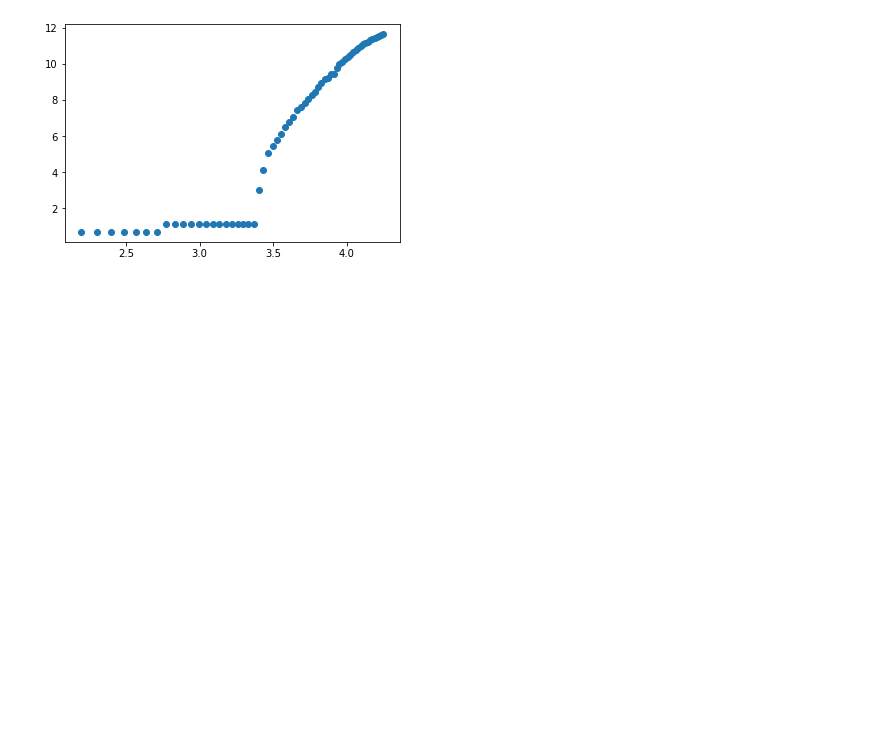
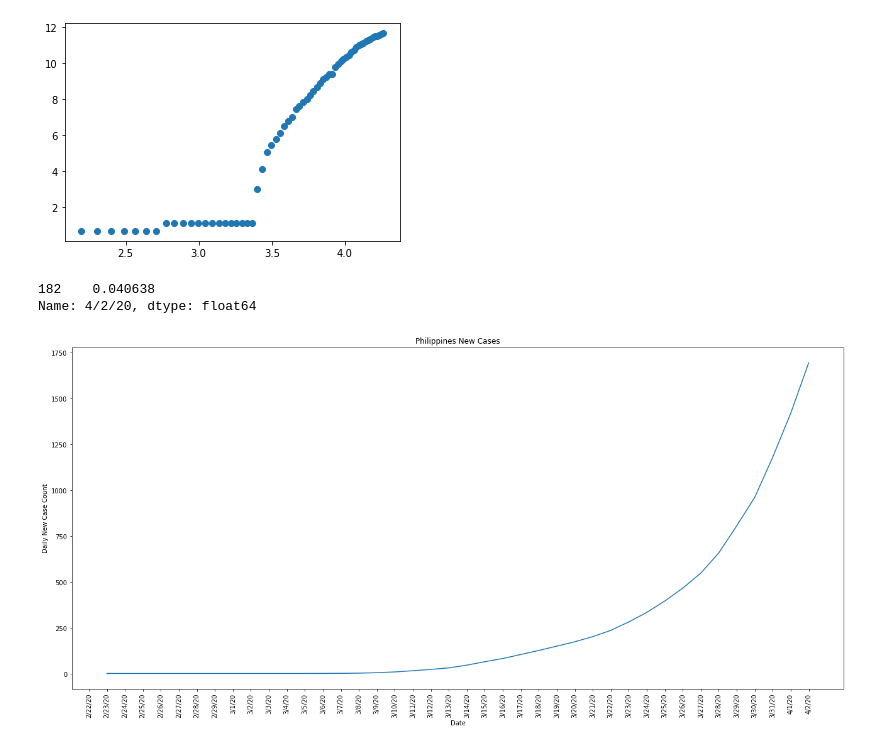
Before and after one commit to UBERCRUZER/covid19, a Jupyter notebook: notebook.ipynb, the cells around one changed output. Saved outputs shown, nothing was run; the diff lists cells and outputs as text; code cells hidden in the pictures; blank space fills up the shorter version.

```diff
--- a/notebook.ipynb
+++ b/notebook.ipynb
@@ -208,3 +251,54 @@ plt.scatter(np.log(x), np.log(y))
 plt.show()
 # %% [output]
 [figure]
+# %%
+deathGlobalDF[deathGlobalDF['Country/Region']=='Korea, South'].iloc[:,-1] / globalDF[globalDF['Country/Region']=='Korea, South'].iloc[:,-1]
+
+# globalDF[globalDF['Country/Region']=='Italy'].iloc[:,-1]
+
+# deathGlobalDF[deathGlobalDF['Country/Region']=='Korea, South'].iloc[:,-1]
+
+# deathGlobalDF[deathGlobalDF['Country/Region']=='Italy'].iloc[:,-1] / globalDF[globalDF['Country/Region']=='Italy'].iloc[:,-1]
+
+
+
+# deathStateDF[deathStateDF.index=='New York'].iloc[:,-1] / byStateDF[byStateDF.index=='New York'].iloc[:,-1]
+
+
+deathGlobalDF[deathGlobalDF['Country/Region']=='Philippines'].iloc[:,-1] / globalDF[globalDF['Country/Region']=='Philippines'].iloc[:,-1]
+# %% [output]
+182    0.040638
+Name: 4/2/20, dtype: float64
+# %%
+
+
+plt.figure(figsize=(22, 10))
+
+# plt.plot(deathGlobalDF[deathGlobalDF['Country/Region']=='Korea, South'].iloc[:,20:].transpose().diff().rolling(window=7).mean())
+plt.plot(globalDF[globalDF['Country/Region']=='Philippines'].iloc[:,30:].transpose().rolling(window=7).mean())
+
+# plt.plot(byStateDF[byStateDF.index=='California'].iloc[:,5:].transpose().diff().rolling(window=7).mean())
+# plt.plot(byStateDF[byStateDF.index=='Oregon'].iloc[:,5:].transpose())
+
+# for i, lab in enumerate(labels):
+#     x = dfData.iloc[i,j]
+#     y = dfDiff.iloc[i,j]
+#     plt.scatter(x, y, marker='o', color='red')
+#     plt.text(x+0.3, y+0.3, lab, fontsize=12)
+
+plt.title('Philippines New Cases')
+# plt.yscale('log')
+# plt.xscale('log')
+plt.xlabel('Date')
+plt.ylabel('Daily New Case Count')
+# plt.xlim(left='2/19/2020')
+# plt.ylim(1, 100000)
+# plt.legend(loc='left')
+plt.xticks(rotation='vertical')
+
+# plt.savefig(plot_path)
+# plt.clf()
+# plt.close()
+plt.show()
+# %% [output]
+[figure, added]
```
Also changed, not shown: parts of 11 cells of this notebook, 1 other file.
